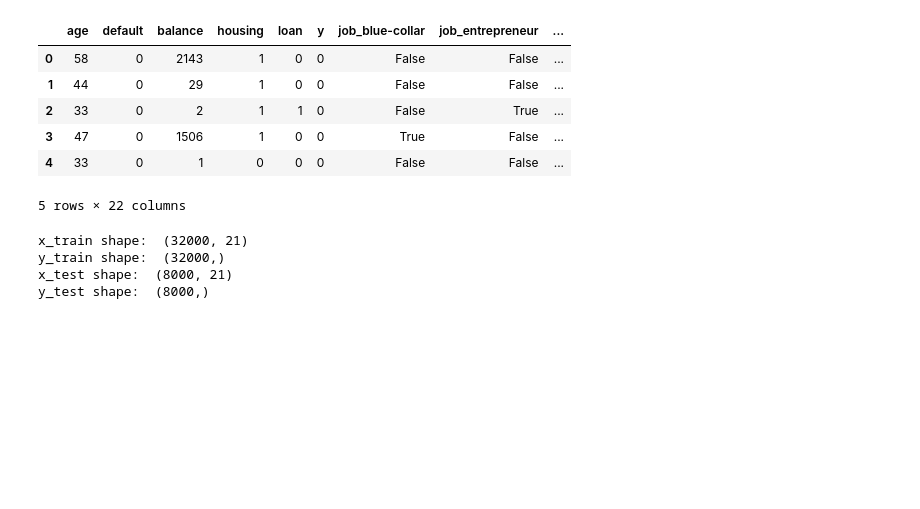
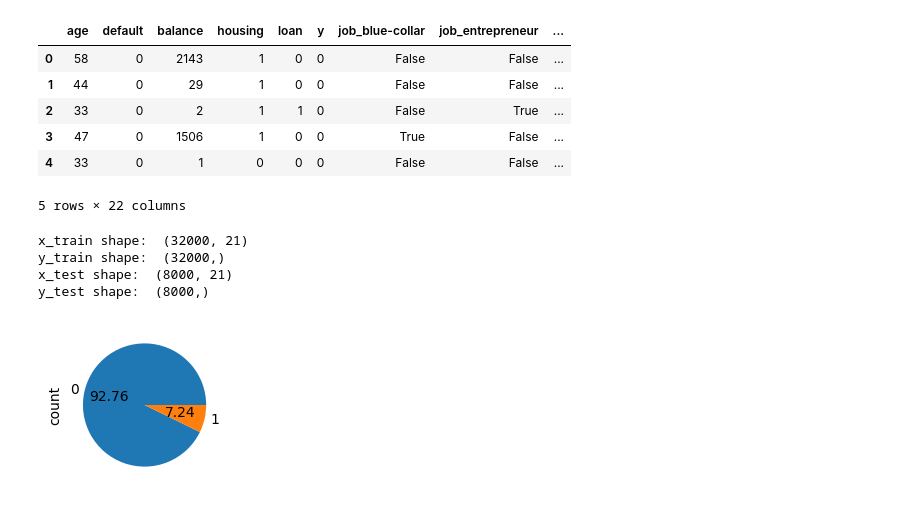
Before and after one commit to buddhiW/jw6h5r0ggDdU6IXW, a Jupyter notebook: main.ipynb, the cells around one changed output. Cells and saved outputs as stored; diff of their text form; code cells hidden in the pictures; blank space fills up the shorter version.

```diff
--- a/main.ipynb
+++ b/main.ipynb
@@ -74,31 +80,36 @@ df_model1.head()
 # %%
 # Separate features and target variable
 X = df_model1.drop(columns=["y"])
 y = df_model1["y"]
 
 # Split into training and testing sets (80% train, 20% test)
 X_train, X_test, y_train, y_test = train_test_split(X, y, test_size=0.2, random_state=seed, stratify=y)
 
 # Numerical features for scaling
 numerical_features = ["age", "balance"]
 
 # Apply Standard Scaling to numerical features
 scaler = StandardScaler()
 X_train[numerical_features] = scaler.fit_transform(X_train[numerical_features])
 X_test[numerical_features] = scaler.transform(X_test[numerical_features])
 
 # Display the prepared training set
 #X_train.head(3), y_train.head(3)
 
 print('x_train shape: ', X_train.shape)
 print('y_train shape: ', y_train.shape)
 print('x_test shape: ', X_test.shape)
 print('y_test shape: ', y_test.shape)
+
+plt.figure(figsize=(2, 2))
+y_train.value_counts().plot.pie(autopct='%.2f')
+plt.show()
 # %% [output]
 x_train shape:  (32000, 21)
 y_train shape:  (32000,)
 x_test shape:  (8000, 21)
 y_test shape:  (8000,)
+[figure, added]
 # %%
 # ## Running LazyPredict multiple times to assess stability of the models
 # # Number of iterations
```
Also changed, not shown: parts of 29 cells of this notebook.
